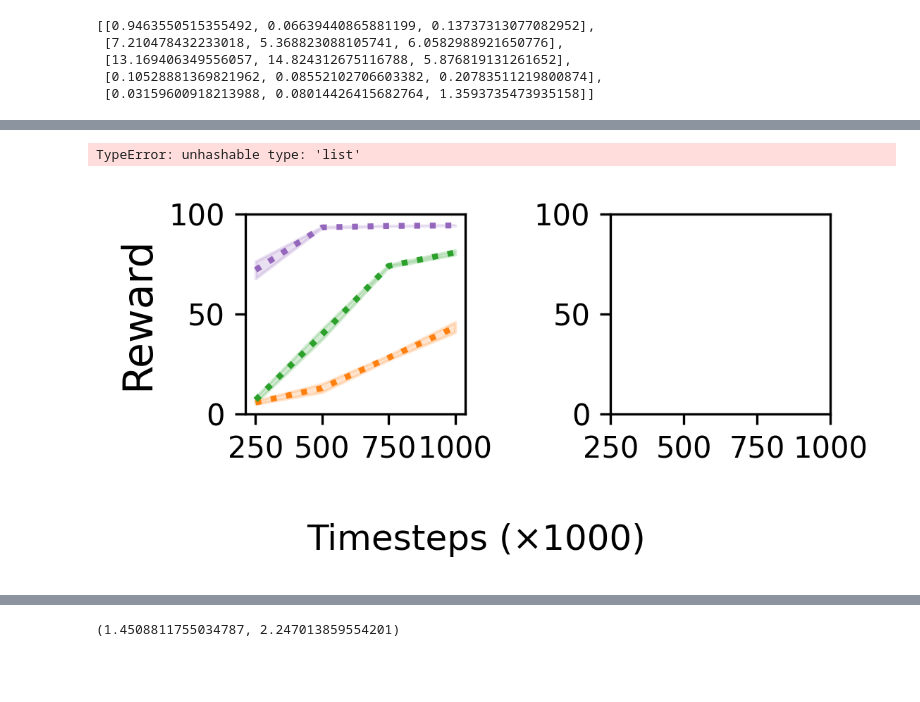
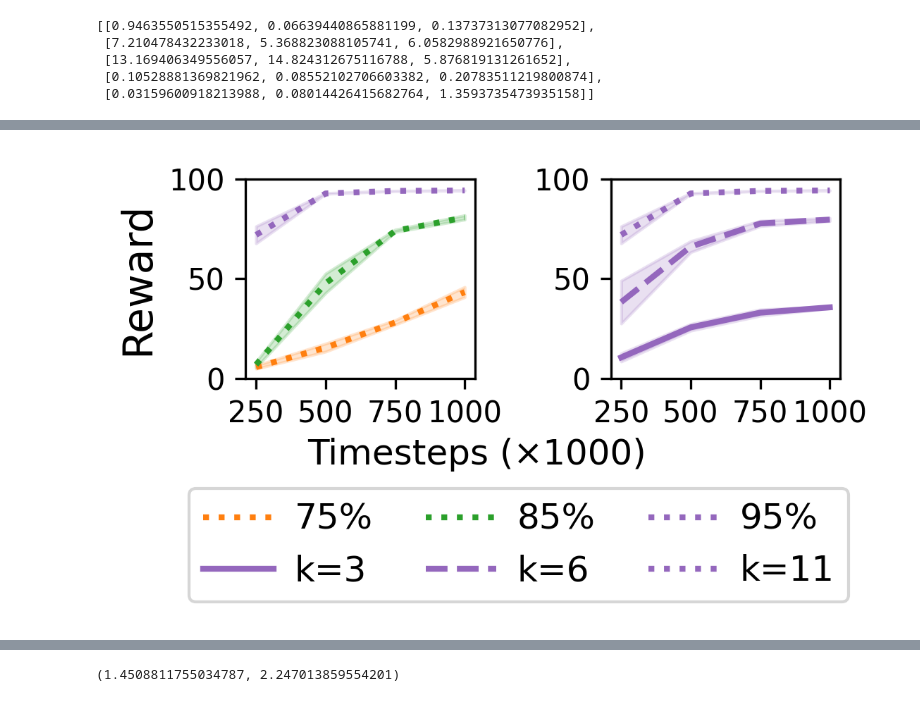
Before and after one commit to naveenr414/concept_decisions, a Jupyter notebook: scripts/notebooks/Plotting.ipynb, the cells around one changed output, grey strips where cells are left out. Drawn from its saved outputs; the diff is of its cells as text; code cells hidden in the pictures; blank space fills up the shorter version.

Commit message:
Made some small chaanges to multiple_log to see if it work better

```diff
--- a/scripts/notebooks/Plotting.ipynb
+++ b/scripts/notebooks/Plotting.ipynb
@@ -45,16 +45,16 @@ methods_to_nice = {
     'random': 'Random',
     'entropy': 'Variance',
     'greedy': 'Greedy',
-    'lp_hybrid': "CSA",
-    'multiple_log': 'CSA-Log'
+    'lp_hybrid': "DRS",
+    'multiple_log': 'DRS-Log'
 }
 
 methods_dict = {
     0: 'Random',
     1: 'Variance',
     2: 'Greedy',
-    3: 'CSA',
-    4: 'CSA-Log'
+    3: 'DRS',
+    4: 'DRS-Log'
 }
 
 num_concepts_selected = {
@@ -269,3 +269,14 @@ for res in matching_params:
 ['Up_0', 'Up_1', 'X Pos_1', 'Key Y_3', 'Down_1', 'Down_0', 'Left_1', 'Left_0', 'Y Pos_3', 'Door Y_1', 'Door Y_2']
 ['Door Y_1', 'Door Y_2', 'Door Open_1', 'Door Open_0', 'X Pos_3', 'Y Pos_2', 'X Pos_1', 'Down_0', 'Down_1', 'Key X_1', 'Left_1']
 ['Door Y_1', 'Door Y_2', 'Door Open_1', 'Door Open_0', 'X Pos_3', 'X Pos_1', 'Y Pos_1', 'Y Pos_3', 'Dir_1', 'Down_1', 'Down_0']
+# %%
+e = 'mini_grid'
+m = 'entropy'
+names = get_all_mini_grid_names()
+
+matching_params = get_results_matching_parameters("basic","",{'environment_string': e,'training_timesteps':training_times[e],
+                                                            'num_concepts_selected': num_concepts_selected[e],'experiment': 'perfect_comparison',
+                                                            'method': m, 'gold_timesteps': gold_timesteps[e]})
+for res in matching_params:
+    c = [names[i] for i in res[m]['concepts']]
+    print(c)
@@ -818,8 +836,9 @@ fig, ax = create_axes(
     overall_format,
     y_labels=[["Reward", ""]],
     x_labels=[["", ""]],
-    sup_x_label="Timesteps (×1000)",
+    sup_x_label="",
 )
+fig.supxlabel("Timesteps (×1000)", y=0.13)
 
 plt.tight_layout()
 
@@ -858,50 +877,79 @@ ax[0][0].set_title("")
 # Right panel: vary k
 # -----------------------------
 line_format_right = {
-    'color_palette': ["#9467bd" for i in range(len(accuracy_palette))],   # same colors = same accuracy
+    'color_palette': "#9467bd",   # same colors = same accuracy
     'linewidth': 2,
     'linestyle': k_linestyles,            # style encodes k
 }
 
 plot_line(
     ax[0][1],
     x_groups,
     rewards_num_concepts,
     stds_concepts,
     k_labels,
     line_format_right,
 )
 
 ax[0][1].set_title("")
 
 # -----------------------------
 # Legends
 # -----------------------------
-ax[0][0].legend(
-    title="Acc.",
-    loc='lower left',
+# ax[0][0].legend(
+#     title="Acc.",
+#     loc='lower left',
+#     fontsize=12,
+#     title_fontsize=12,
+#     ncols=3
+# )
+
+# ax[0][1].legend(
+#     title="k",
+#     loc='lower left',
+#     fontsize=12,
+#     title_fontsize=12,
+#     ncols=3
+# )
+
+handles_left, labels_left = ax[0][0].get_legend_handles_labels()
+handles_right, labels_right = ax[0][1].get_legend_handles_labels()
+
+# Explicit row-wise ordering
+handles = [
+    handles_left[0],handles_right[0], handles_left[1],
+     handles_right[1], handles_left[2], handles_right[2],
+]
+labels = [
+    labels_left[0],  labels_right[0], labels_left[1],
+   labels_right[1], labels_left[2], labels_right[2],
+]
+fig.legend(
+    handles,
+    labels,
+    loc="lower center",
+    ncol=3,
     fontsize=12,
-    title_fontsize=12,
+    frameon=True,
+    columnspacing=1.5,
+    handletextpad=0.6,
+    bbox_to_anchor=(0.55, -0.22),
 )
 
-ax[0][1].legend(
-    title="k",
-    loc='lower left',
-    fontsize=12,
-    title_fontsize=12,
-)
+
+plt.tight_layout()
+fig.subplots_adjust(bottom=0.35)
 
 # -----------------------------
 # Save
 # -----------------------------
 fig.savefig(
     "../../results/figures/accuracy_num_concepts.pdf",
     dpi=300,
     bbox_inches='tight',
 )
 # %% [output]
-TypeError: unhashable type: 'list'
-[figure, old version]
+[figure, new version]
 # %%
 two_stage = []
 basic_comparison = []
```
Also changed, not shown: parts of 18 cells of this notebook, 5 other files.
